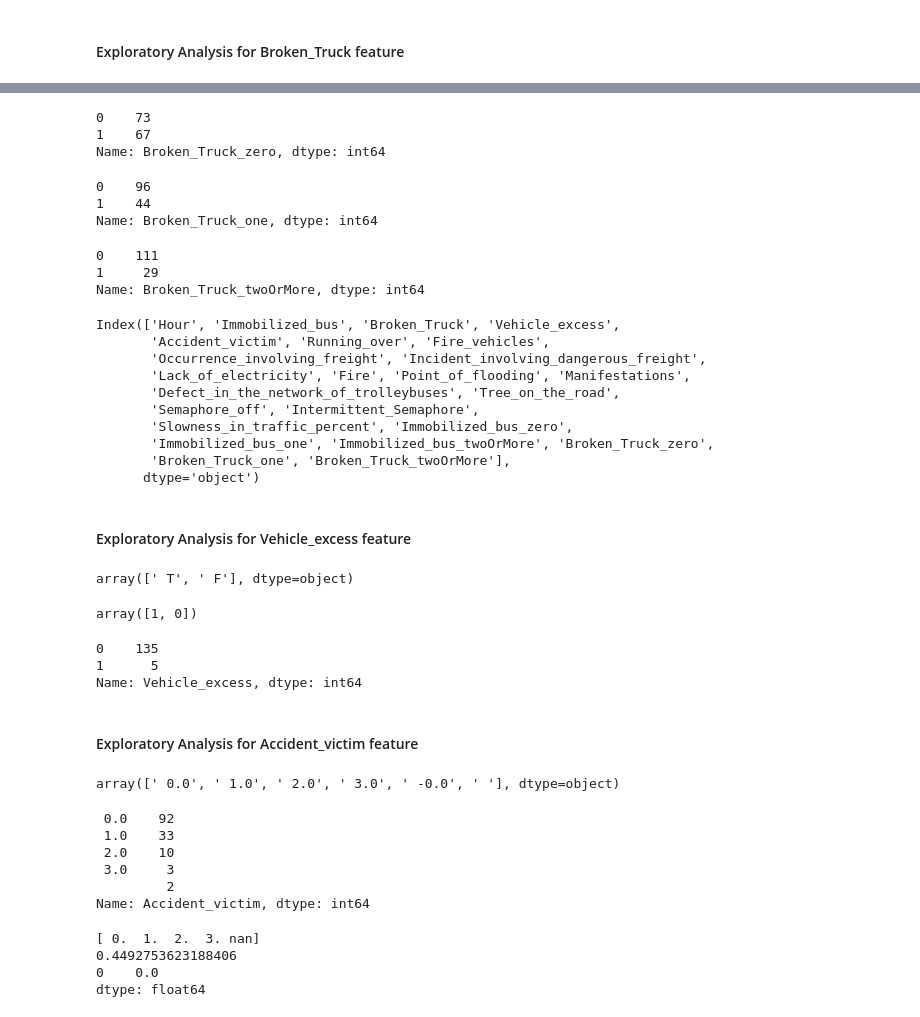
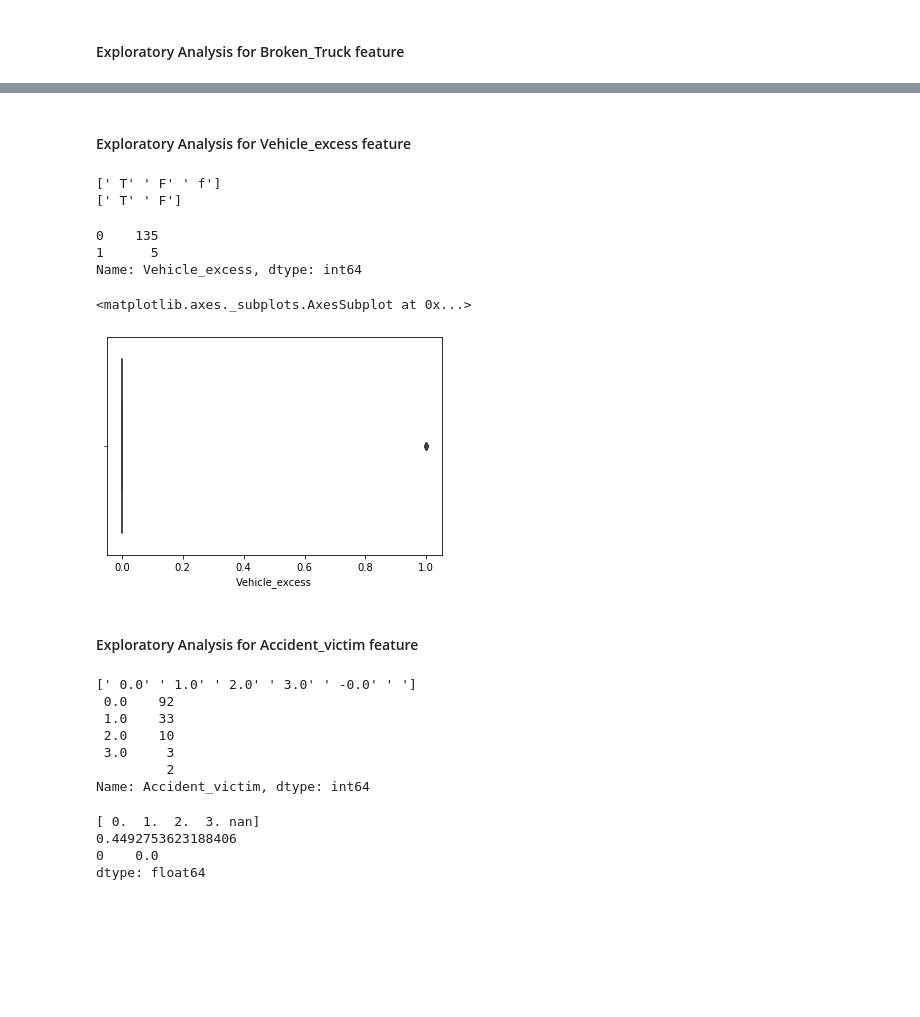
Before and after one commit to badalb/FE, a Jupyter notebook: FE-Project.ipynb, the cells around one changed output, grey strips where cells are left out. Saved outputs shown, nothing was run; the diff lists cells and outputs as text; code cells hidden in the pictures; blank space fills up the shorter version.

```diff
--- a/FE-Project.ipynb
+++ b/FE-Project.ipynb
@@ -182,70 +163,36 @@ sns.boxplot('Broken_Truck', data = df)
 # %%
-df.loc[(df.Broken_Truck ==1000.0),'Broken_Truck']=0.0
+df.loc[(df.Broken_Truck == 0.0),'Broken_Truck']=0
+df.loc[(df.Broken_Truck != 0.0),'Broken_Truck']=1
-# %%
-df['Broken_Truck_zero'] = [1 if x ==0.0 else 0 for x in df['Broken_Truck']]
-print(df['Broken_Truck_zero'].value_counts(dropna=False))
-# %% [output]
-0    73
-1    67
-Name: Broken_Truck_zero, dtype: int64
-# %%
-df['Broken_Truck_one'] = [1 if x ==1.0 else 0 for x in df['Broken_Truck']]
-print(df['Broken_Truck_one'].value_counts(dropna=False))
-# %% [output]
-0    96
-1    44
-Name: Broken_Truck_one, dtype: int64
-# %%
-df['Broken_Truck_twoOrMore'] = [1 if x >1.0 else 0 for x in df['Broken_Truck']]
-print(df['Broken_Truck_twoOrMore'].value_counts(dropna=False))
-# %% [output]
-0    111
-1     29
-Name: Broken_Truck_twoOrMore, dtype: int64
-# %%
-df.columns
-# %% [output]
-Index(['Hour', 'Immobilized_bus', 'Broken_Truck', 'Vehicle_excess',
-       'Accident_victim', 'Running_over', 'Fire_vehicles',
-       'Occurrence_involving_freight', 'Incident_involving_dangerous_freight',
-       'Lack_of_electricity', 'Fire', 'Point_of_flooding', 'Manifestations',
-       'Defect_in_the_network_of_trolleybuses', 'Tree_on_the_road',
-       'Semaphore_off', 'Intermittent_Semaphore',
-       'Slowness_in_traffic_percent', 'Immobilized_bus_zero',
-       'Immobilized_bus_one', 'Immobilized_bus_twoOrMore', 'Broken_Truck_zero',
-       'Broken_Truck_one', 'Broken_Truck_twoOrMore'],
-      dtype='object')
 # %% [markdown]
 #### Exploratory Analysis for Vehicle_excess feature
 # %%
-df.Vehicle_excess.unique()
+print(df.Vehicle_excess.unique())
 df.loc[(df.Vehicle_excess == ' f'),'Vehicle_excess']=' F'
-df.Vehicle_excess.unique()
+print(df.Vehicle_excess.unique())
 # %% [output]
-array([' T', ' F'], dtype=object)
+[' T' ' F' ' f']
+[' T' ' F']
 # %%
 # Converting Yes to 1 and No to 0
 df['Vehicle_excess'] = df['Vehicle_excess'].map({' T': 1, ' F': 0})
-df.Vehicle_excess.unique()
+#df.Vehicle_excess.unique()
+#print(df['Vehicle_excess'])
+print(df['Vehicle_excess'].value_counts(dropna=False))
+sns.boxplot('Vehicle_excess', data = df)
 # %% [output]
-array([1, 0])
+0    135
+1      5
+Name: Vehicle_excess, dtype: int64
+<matplotlib.axes._subplots.AxesSubplot at 0x...>
+[figure, added]
-# %%
-#print(df['Vehicle_excess'])
-print(df['Vehicle_excess'].value_counts(dropna=False))
-# %% [output]
-0    135
-1      5
-Name: Vehicle_excess, dtype: int64
 # %% [markdown]
 #### Exploratory Analysis for Accident_victim feature
-# %%
-df.Accident_victim.unique()
-# %% [output]
-array([' 0.0', ' 1.0', ' 2.0', ' 3.0', ' -0.0', ' '], dtype=object)
 # %%
+print(df.Accident_victim.unique())
 df.loc[(df.Accident_victim == ' -0.0'),'Accident_victim']=' 0.0'
 print(df['Accident_victim'].value_counts(dropna=False))
 # %% [output]
+[' 0.0' ' 1.0' ' 2.0' ' 3.0' ' -0.0' ' ']
  0.0    92
  1.0    33
  2.0    10
```
Also changed, not shown: parts of 102 cells of this notebook.
